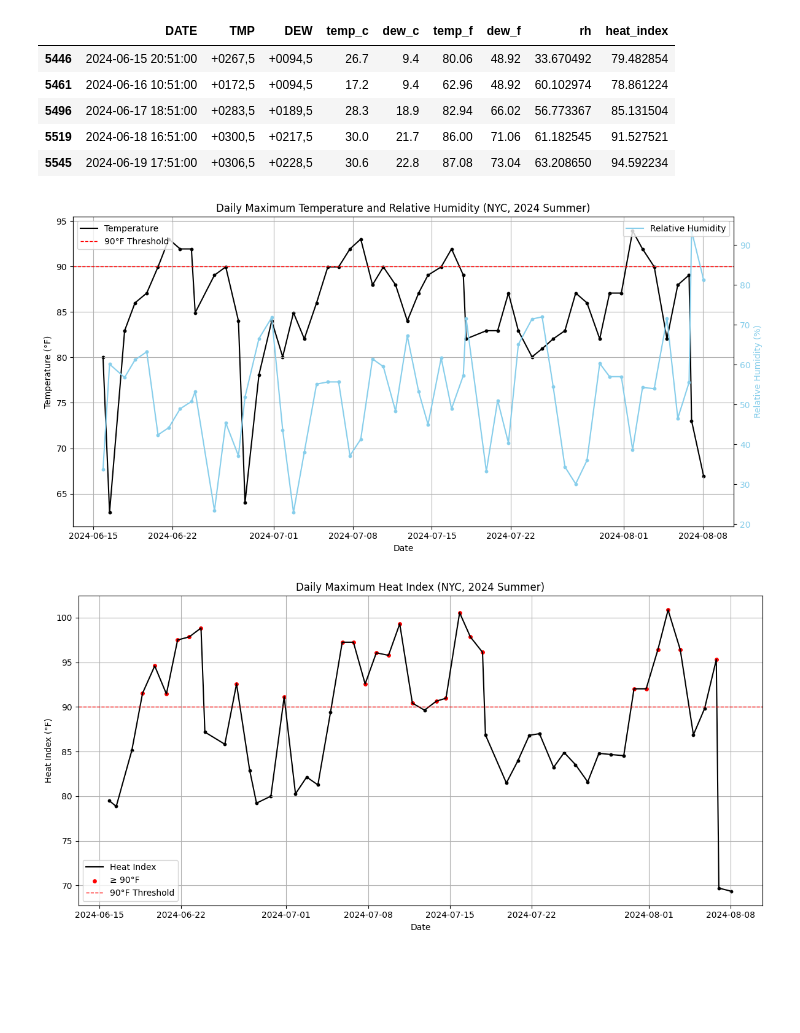
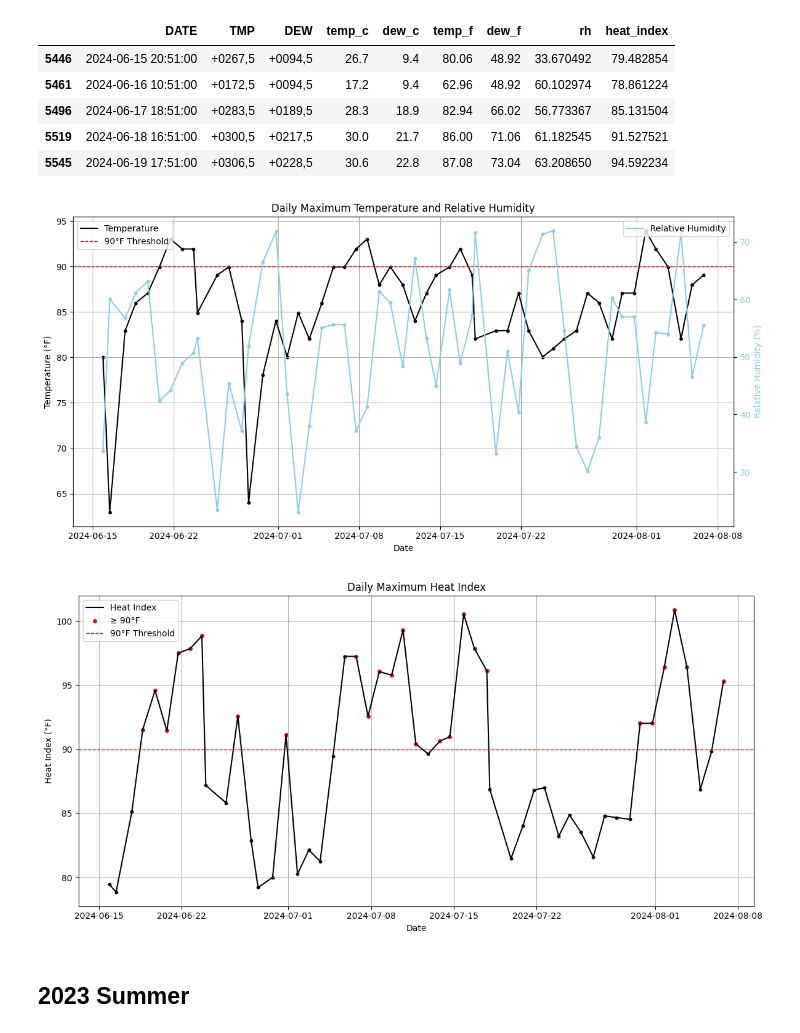
Before and after one commit to wherehaveyubin/research, a Jupyter notebook: 2025-Heat/heat-index.ipynb, the cells around one changed output. Drawn from its saved outputs; the diff is of its cells as text; code cells hidden in the pictures; blank space fills up the shorter version.

```diff
--- a/2025-Heat/heat-index.ipynb
+++ b/2025-Heat/heat-index.ipynb
@@ -239,7 +239,7 @@ plt.show()
 # %%
 # Set start and end dates
 start_date = '2024-06-15'
-end_date = '2024-08-09'
+end_date = '2024-08-07'
 weather = weather[(weather['DATE'] >= start_date) & (weather['DATE'] <= end_date)]
 weather
 # %% [output]
@@ -281,7 +281,7 @@ ax1.axhline(90, color='red', linestyle='--', linewidth=1, label='90°F Threshold
 ax1.set_xlabel("Date")
 ax1.set_ylabel("Temperature (°F)", color='black')
 ax1.tick_params(axis='y', labelcolor='black')
-ax1.set_title("Daily Maximum Temperature and Relative Humidity (NYC, 2024 Summer)")
+ax1.set_title("Daily Maximum Temperature and Relative Humidity")
 ax1.grid(True)
 ax1.legend(loc='upper left')
 ax1.tick_params(axis='x', rotation=0)
@@ -299,7 +299,7 @@ fig.tight_layout()
 plt.savefig("2024_temp_with_rh.png", dpi=300, bbox_inches='tight')
 plt.show()
 # %% [output]
-[figure, old version]
+[figure, new version]
 # %%
 # Daily maximum heat index
 
@@ -311,32 +311,34 @@ end_red = pd.to_datetime("2024-08-09")
 red_period = (max_hi_per_day['DATE'] >= start_red) & (max_hi_per_day['DATE'] <= end_red)
 
 # Plot
 plt.figure(figsize=(12, 6))
 plt.plot(max_hi_per_day['DATE'], max_hi_per_day['heat_index'], label='Heat Index', color='black')
 
 # Point
 plt.scatter(max_hi_per_day['DATE'], max_hi_per_day['heat_index'], color='black', s=10)
 high_hi = max_hi_per_day[max_hi_per_day['heat_index'] >= 90] # Red point over 90°F
 plt.scatter(high_hi['DATE'], high_hi['heat_index'], color='red', s=15, label='≥ 90°F')
 
 # Reference line at 90°F
 plt.axhline(90, color='red', linestyle='--', linewidth=1, label='90°F Threshold')
 
 # X axis label
 plt.xticks(rotation=0)
 
 # Formatting
-plt.title("Daily Maximum Heat Index (NYC, 2024 Summer)")
+plt.title("Daily Maximum Heat Index")
 plt.xlabel("Date")
 plt.ylabel("Heat Index (°F)")
 plt.legend()
 plt.grid(True)
 plt.tight_layout()
 plt.xticks(rotation=0)
 
 # Save the figure
 plt.savefig("2024_heat.png", dpi=300, bbox_inches='tight')
 
 plt.show()
 # %% [output]
-[figure, old version]
+[figure, new version]
+# %% [markdown]
+## 2023 Summer
```
Also changed, not shown: parts of 8 cells of this notebook.
